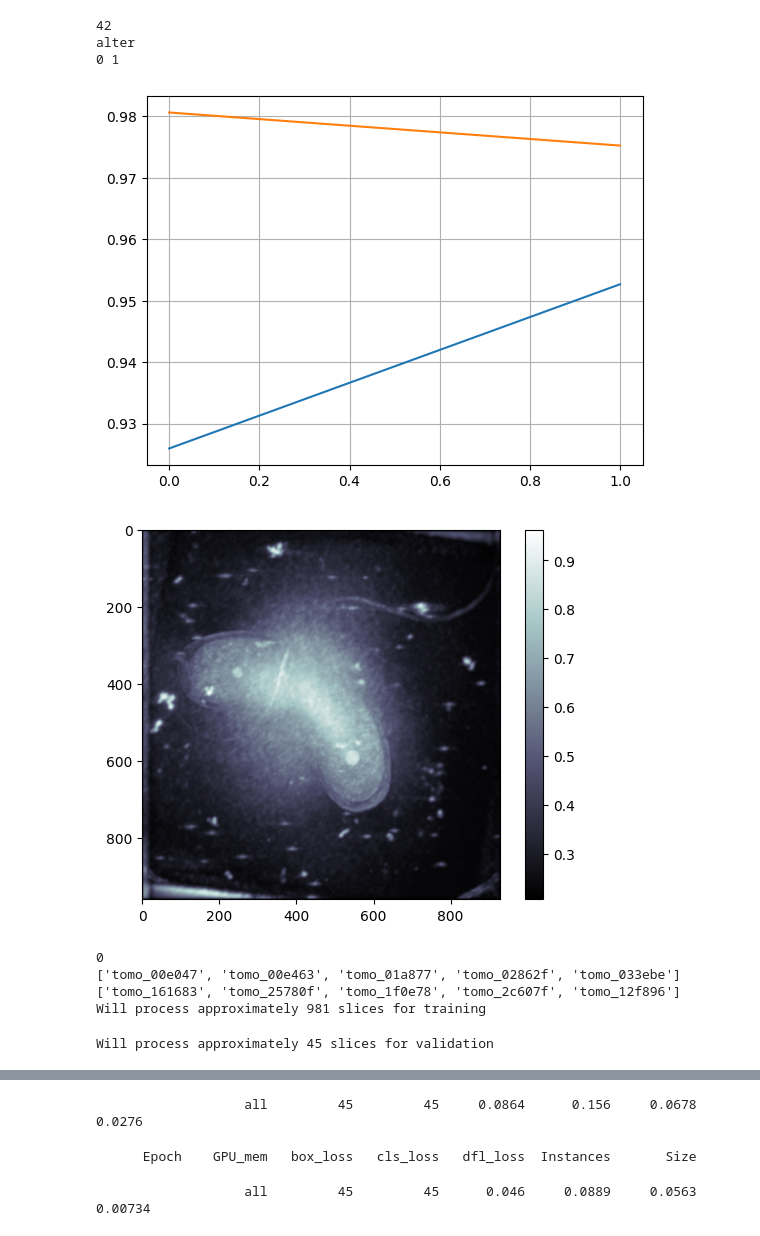
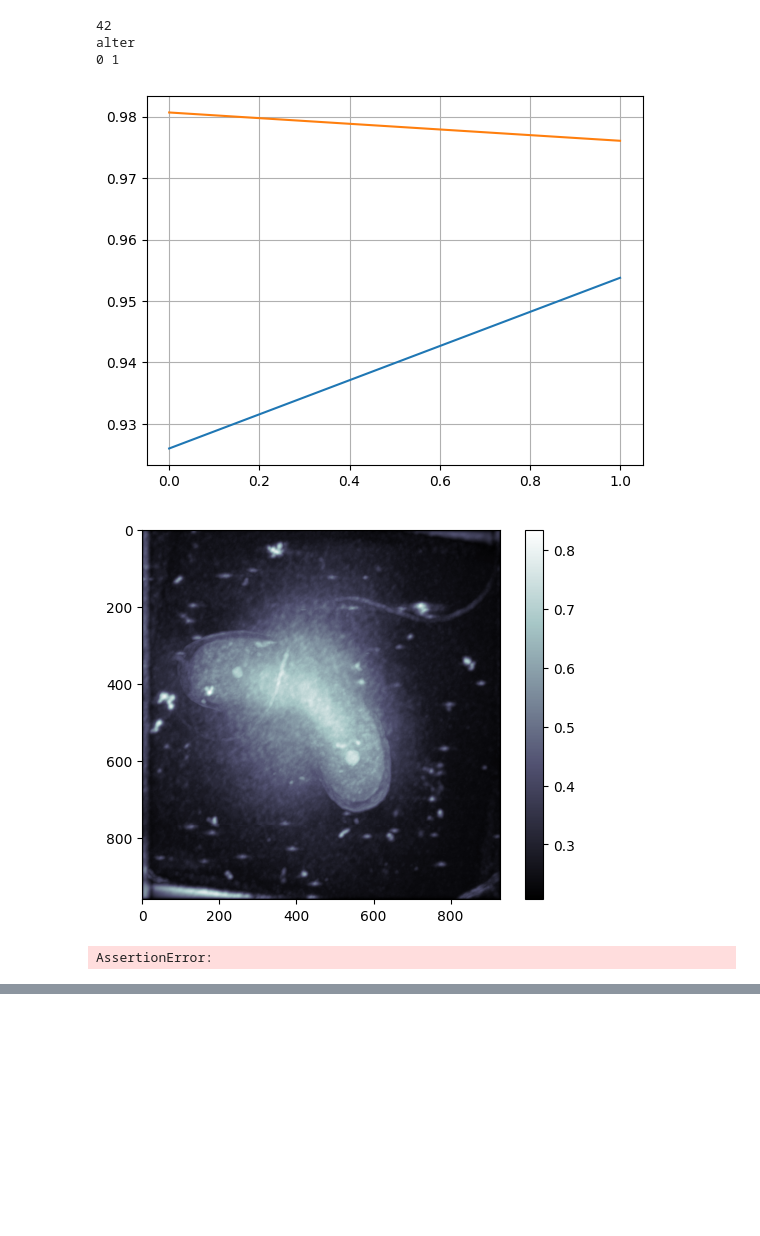
Before and after one commit to jcottaar/flagellar, a Jupyter notebook: run_tests.ipynb, the cells around one changed output, grey strips where cells are left out. Saved outputs shown, nothing was run; the diff lists cells and outputs as text; code cells hidden in the pictures; blank space fills up the shorter version.

```diff
--- a/run_tests.ipynb
+++ b/run_tests.ipynb
@@ -7,16 +7,12 @@ import flg_test
 # %%
 import importlib
 importlib.reload(flg_test)
-#flg_test.test_yolo(update_reference=False)
-flg_test.run_all_tests(update_reference=False)
+flg_test.test_unet(update_reference=True)
+#flg_test.run_all_tests(update_reference=False)
 # %% [output]
 42
 alter
 0 1
-[figure, old version]
+[figure, new version]
-[figure, old version]
+[figure, new version]
-0
-['tomo_00e047', 'tomo_00e463', 'tomo_01a877', 'tomo_02862f', 'tomo_033ebe']
-['tomo_161683', 'tomo_25780f', 'tomo_1f0e78', 'tomo_2c607f', 'tomo_12f896']
-Will process approximately 981 slices for training
+AssertionError:
-Will process approximately 45 slices for validation
@@ -48,3 +18,0 @@ Starting training for 5 epochs...
-                   all         45         45     0.0864      0.156     0.0678     0.0276
-      Epoch    GPU_mem   box_loss   cls_loss   dfl_loss  Instances       Size
-                   all         45         45      0.046     0.0889     0.0563    0.00734
```
Also changed, not shown: parts of 2 cells of this notebook, 3 other files.
